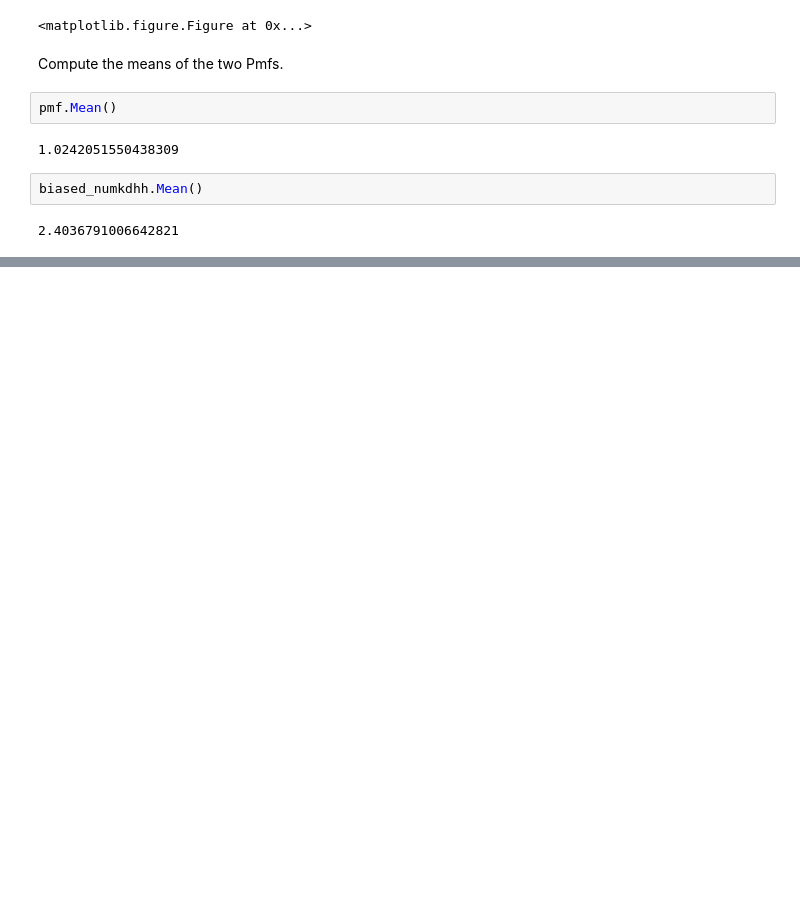
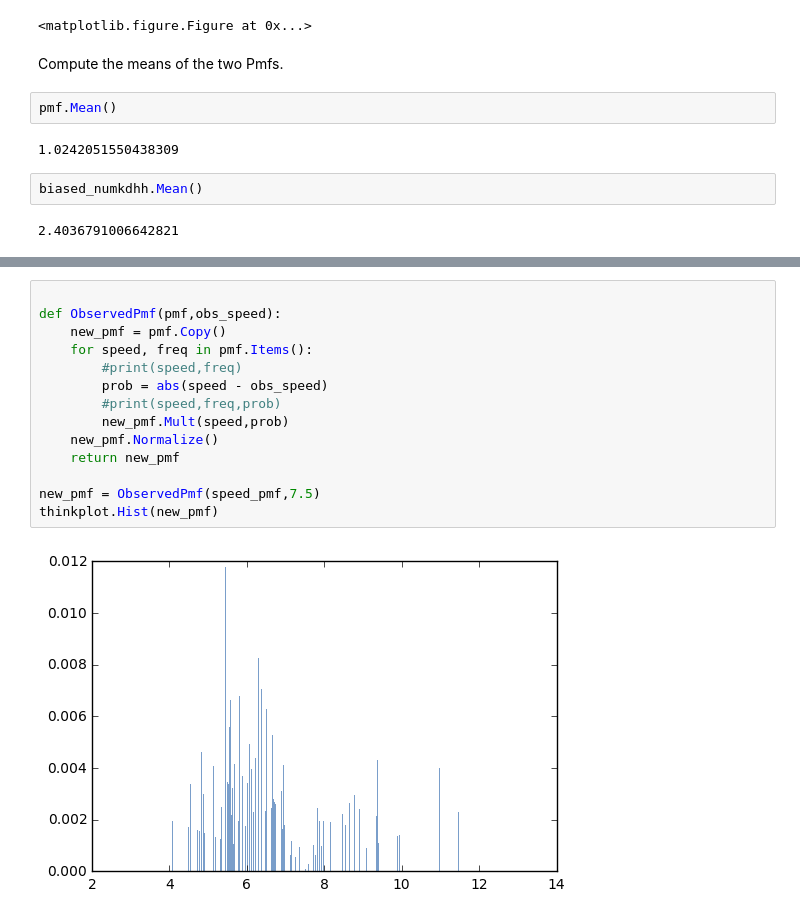
Before and after one commit to twalsh/ThinkStats2, a Jupyter notebook: code/chap03ex.ipynb, the cells around one changed output, grey strips where cells are left out. Cells and saved outputs as stored; diff of their text form; blank space fills up the shorter version.

```diff
--- a/code/chap03ex.ipynb
+++ b/code/chap03ex.ipynb
@@ -76,0 +138,16 @@ biased_numkdhh.Mean()
+# %%
+
+def ObservedPmf(pmf,obs_speed):
+    new_pmf = pmf.Copy()
+    for speed, freq in pmf.Items():
+        #print(speed,freq)
+        prob = abs(speed - obs_speed)
+        #print(speed,freq,prob)
+        new_pmf.Mult(speed,prob)
+    new_pmf.Normalize()
+    return new_pmf
+
+new_pmf = ObservedPmf(speed_pmf,7.5)
+thinkplot.Hist(new_pmf)
+# %% [output]
+[figure, added]
```
Also changed, not shown: parts of 12 cells of this notebook.
